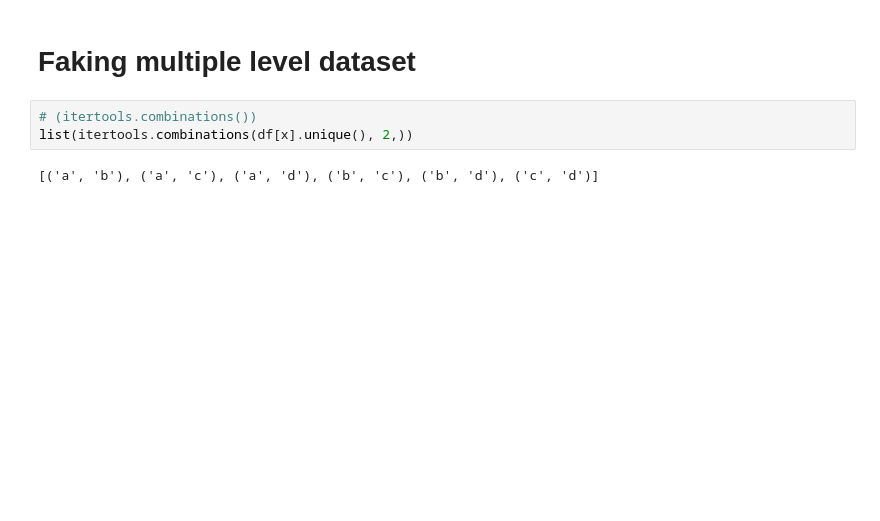
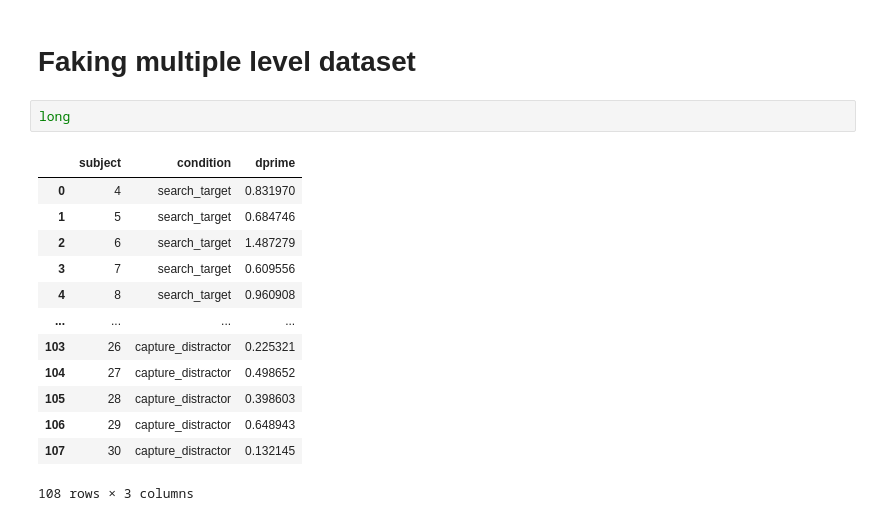
Before and after one commit to lcdunne/visualisation, a Jupyter notebook: single_gardner_altman.ipynb, the cells around one changed output. Drawn from its saved outputs; the diff is of its cells as text; blank space fills up the shorter version.

```diff
--- a/single_gardner_altman.ipynb
+++ b/single_gardner_altman.ipynb
@@ -221,10 +221,21 @@ plt.show()
 # %% [markdown]
 # Faking multiple level dataset
-# %%
-# (itertools.combinations())
-list(itertools.combinations(df[x].unique(), 2,))
-# %% [output]
-[('a', 'b'), ('a', 'c'), ('a', 'd'), ('b', 'c'), ('b', 'd'), ('c', 'd')]
+# %%
+long
+# %% [output]
+|  | subject | condition | dprime |
+| 0 | 4 | search_target | 0.831970 |
+| 1 | 5 | search_target | 0.684746 |
+| 2 | 6 | search_target | 1.487279 |
+| 3 | 7 | search_target | 0.609556 |
+| 4 | 8 | search_target | 0.960908 |
+| ... | ... | ... | ... |
+| 103 | 26 | capture_distractor | 0.225321 |
+| 104 | 27 | capture_distractor | 0.498652 |
+| 105 | 28 | capture_distractor | 0.398603 |
+| 106 | 29 | capture_distractor | 0.648943 |
+| 107 | 30 | capture_distractor | 0.132145 |
+108 rows × 3 columns
 # %%
 import numpy as np
 import pandas as pd
```
Also changed, not shown: parts of 7 cells of this notebook, 1 other file.
